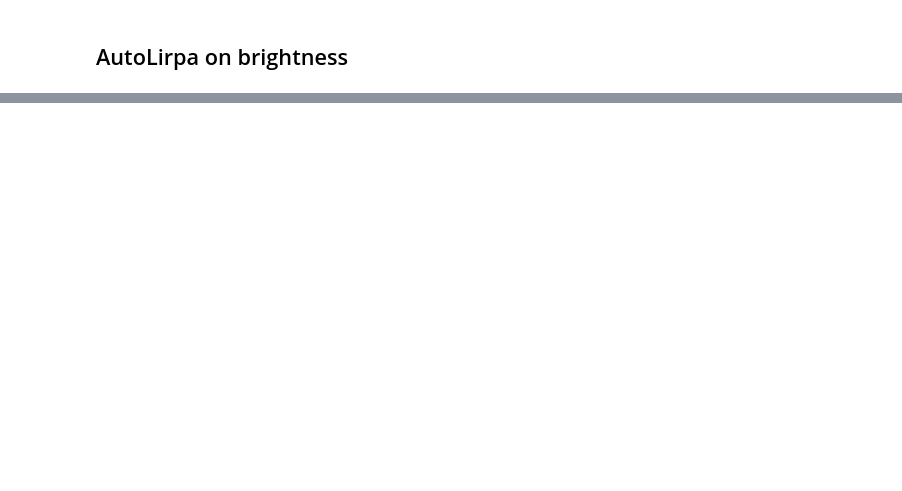
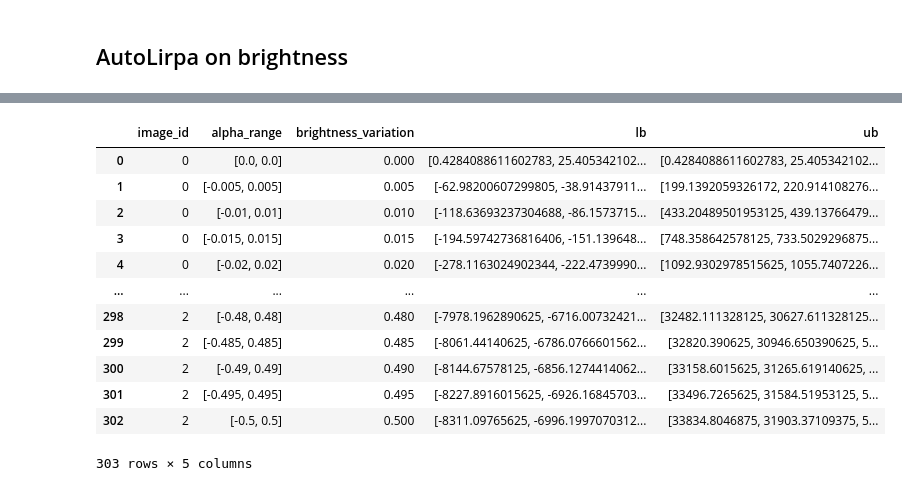
Before and after one commit to NoCohen66/Verification4ObjectDetection, a Jupyter notebook: brightness_manip_todelete/load_state_dict_brightness_contrast.ipynb, the cells around one changed output, grey strips where cells are left out. Cells and saved outputs as stored; diff of their text form; code cells hidden in the pictures; blank space fills up the shorter version.

Commit message:
experiments brightness

```diff
--- a/brightness_manip_todelete/load_state_dict_brightness_contrast.ipynb
+++ b/brightness_manip_todelete/load_state_dict_brightness_contrast.ipynb
@@ -176,3 +137,0 @@ ptb_brightness = PerturbationLpNorm(norm=np.inf, eps=X_brightness[0].item()) #at
-# %%
-input_lirpa_brightness = BoundedTensor(torch.tensor([0.0]), ptb_brightness)
-input_lirpa_brightness
@@ -201,17 +138,33 @@ lb_brightness, ub_brightness = model_lirpa_digit.compute_bounds(x=(input_lirpa_b
+# %%
+variations_brightness = np.linspace(0, 0.5,101)
 # %%
-def expe_brightness(X_0, model_digit):
-    set_brightness(model_digit, X_0)
-    dico_brightness = {}
-    for brightness_variations in X_brightness:
-        model_lirpa_digit = BoundedModule(model_digit, torch.tensor([0.0]))
-        ptb_brightness = PerturbationLpNorm(norm=np.inf, eps=brightness_variations.item()) #attention espilon c'est X_brightness
-        input_lirpa_brightness = BoundedTensor(torch.tensor([0.0]), ptb_brightness)
+def expe_brightness(model_corners, df=train_df_100[:3]):
 
-        lb_brightness, ub_brightness = model_lirpa_digit.compute_bounds(x=(input_lirpa_brightness,),
-                                                            IBP=True, method='crown')
-        dico_brightness[brightness_variations] = (lb_brightness, ub_brightness)
-    return(dico_brightness)
+    tensor_init_brightness = torch.tensor([[0.0]])
 
-dico_brightness_X0 = expe_brightness(X_0, model_corners)
+    dico_brightness = {"image_id":[], "alpha_range":[], "brightness_variation":[], "lb":[], "ub":[]}
+
+    for image_id in range(len(df)):
+            model_lirpa_corners = BoundedModule(model_corners, tensor_init_brightness)
+            data = next(test_iterator)
+            X, y = data
+            set_brightness(model_corners, X)
+
+            for brightness_variations in variations_brightness:
+                ptb_brightness = PerturbationLpNorm(norm=np.inf, eps=brightness_variations) #attention espilon c'est X_brightness
+                input_lirpa_brightness = BoundedTensor(torch.tensor([0.0]), ptb_brightness)
+
+                lb_brightness, ub_brightness = model_lirpa_corners.compute_bounds(x=(input_lirpa_brightness,),
+                                                                    IBP=True, method='IBP')
+                dico_brightness["image_id"].append(image_id)
+                dico_brightness["alpha_range"].append(str([tensor_init_brightness.item()-brightness_variations,
+                                                           tensor_init_brightness.item()+brightness_variations]))
+                dico_brightness["brightness_variation"].append(brightness_variations)
+                dico_brightness["lb"].append(lb_brightness[0].tolist())
+                dico_brightness["ub"].append(ub_brightness[0].tolist())
+    df = pd.DataFrame(dico_brightness)
+    return(df)
+
+df_brightness = expe_brightness(model_corners)
 # %% [output]
 be careful Noémie is doing shit on auto lirpa [BoundInput(name="/0"), BoundParams(name="/1"), BoundParams(name="/2"), BoundParams(name="/3"), BoundParams(name="/4"), BoundParams(name="/5"), BoundParam ...
@@ -263,0 +187,16 @@ dico
+# %%
+df_brightness
+# %% [output]
+|  | image_id | alpha_range | brightness_variation | lb | ub |
+| 0 | 0 | [0.0, 0.0] | 0.000 | [0.4284088611602783, 25.405342102... | [0.4284088611602783, 25.405342102... |
+| 1 | 0 | [-0.005, 0.005] | 0.005 | [-62.98200607299805, -38.91437911... | [199.1392059326172, 220.914108276... |
+| 2 | 0 | [-0.01, 0.01] | 0.010 | [-118.63693237304688, -86.1573715... | [433.20489501953125, 439.13766479... |
+| 3 | 0 | [-0.015, 0.015] | 0.015 | [-194.59742736816406, -151.139648... | [748.358642578125, 733.5029296875... |
+| 4 | 0 | [-0.02, 0.02] | 0.020 | [-278.1163024902344, -222.4739990... | [1092.9302978515625, 1055.7407226... |
+| ... | ... | ... | ... | ... | ... |
+| 298 | 2 | [-0.48, 0.48] | 0.480 | [-7978.1962890625, -6716.00732421... | [32482.111328125, 30627.611328125... |
+| 299 | 2 | [-0.485, 0.485] | 0.485 | [-8061.44140625, -6786.0766601562... | [32820.390625, 30946.650390625, 5... |
+| 300 | 2 | [-0.49, 0.49] | 0.490 | [-8144.67578125, -6856.1274414062... | [33158.6015625, 31265.619140625, ... |
+| 301 | 2 | [-0.495, 0.495] | 0.495 | [-8227.8916015625, -6926.16845703... | [33496.7265625, 31584.51953125, 5... |
+| 302 | 2 | [-0.5, 0.5] | 0.500 | [-8311.09765625, -6996.1997070312... | [33834.8046875, 31903.37109375, 5... |
+303 rows × 5 columns
```
Also changed, not shown: parts of 22 cells of this notebook, 2 other files.
